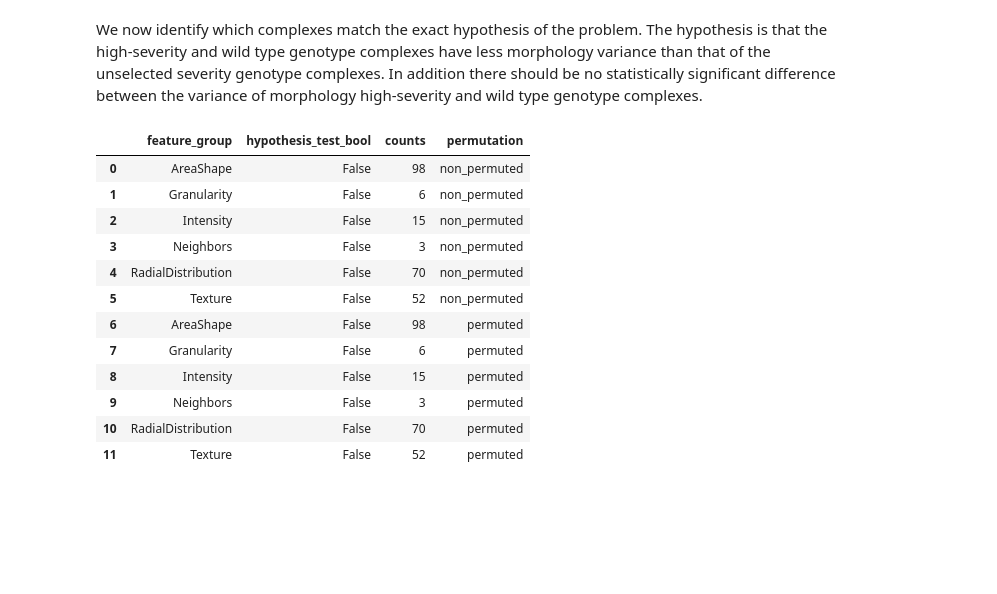
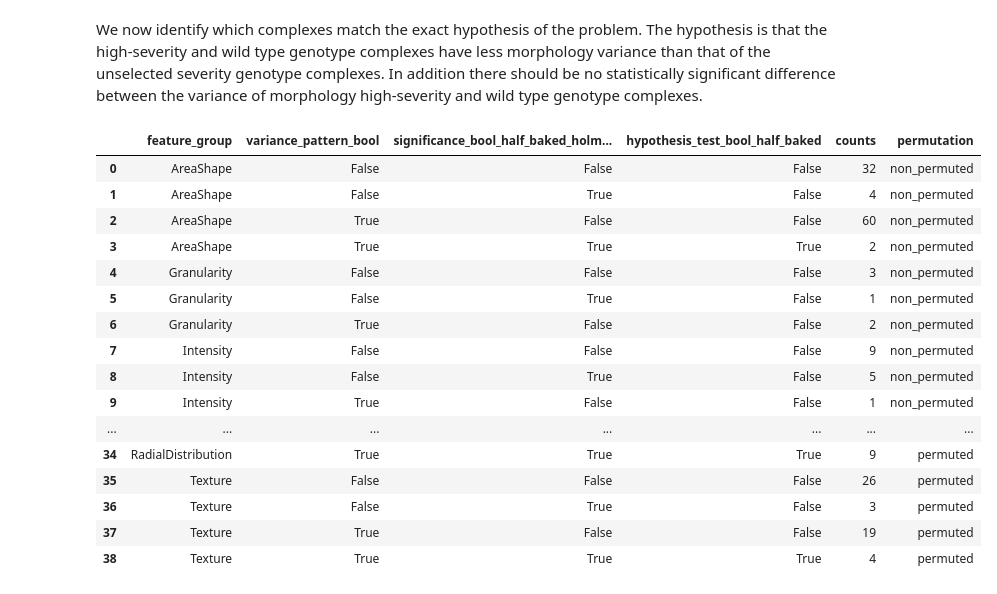
Before and after one commit to MikeLippincott/Nichols_Lab_Collaboration, a Jupyter notebook: 6.analyze_features/notebooks/9b.sum_aggregated_direct_hypothesis_test.ipynb, the cells around one changed output. Saved outputs shown, nothing was run; the diff lists cells and outputs as text; code cells hidden in the pictures; blank space fills up the shorter version.

Commit message:
fix logic for hypothesis testing (#20)

```diff
--- a/6.analyze_features/notebooks/9b.sum_aggregated_direct_hypothesis_test.ipynb
+++ b/6.analyze_features/notebooks/9b.sum_aggregated_direct_hypothesis_test.ipynb
@@ -239,6 +233,39 @@ for data_shuffle_df in dict_of_dfs:
     )
 
     output_dfs[data_shuffle_df] = df
+# %%
+list_of_enrichment_dfs = []
+for data_shuffle_df in output_dfs:
+    df = output_dfs[data_shuffle_df]
+    # split the feature column
+    df[
+        [
+            "feature_group",
+            "measurement",
+            "bone",
+            "parameter1",
+            "parameter2",
+            "parameter3",
+        ]
+    ] = df["feature"].str.split("_", expand=True)
+
+    # get counts of each feature group and the hypothesis test bool
+    hypothesis_tests_half_baked_df = (
+        df.groupby(
+            [
+                "feature_group",
+                "variance_pattern_bool",
+                "significance_bool_half_baked_holm_bonferroni",
+                "hypothesis_test_bool_half_baked",
+            ]
+        )
+        .size()
+        .reset_index(name="counts")
+    )
+    hypothesis_tests_half_baked_df["permutation"] = data_shuffle_df
+    list_of_enrichment_dfs.append(hypothesis_tests_half_baked_df)
+final_enrichment_half_baked_df = pd.concat(list_of_enrichment_dfs)
+final_enrichment_half_baked_df.reset_index(drop=True, inplace=True)
 # %%
 list_of_enrichment_dfs = []
 for data_shuffle_df in output_dfs:
@@ -257,7 +284,14 @@ for data_shuffle_df in output_dfs:
 
     # get counts of each feature group and the hypothesis test bool
     hypothesis_tests_df = (
-        df.groupby(["feature_group", "hypothesis_test_bool"])
+        df.groupby(
+            [
+                "feature_group",
+                "variance_pattern_bool",
+                "significance_bool_holm_bonferroni",
+                "hypothesis_test_bool",
+            ]
+        )
         .size()
         .reset_index(name="counts")
     )
@@ -265,18 +299,23 @@ for data_shuffle_df in output_dfs:
     list_of_enrichment_dfs.append(hypothesis_tests_df)
 final_enrichment_df = pd.concat(list_of_enrichment_dfs)
 final_enrichment_df.reset_index(drop=True, inplace=True)
-final_enrichment_df.head(15)
-# %% [output]
-|  | feature_group | hypothesis_test_bool | counts | permutation |
-| 0 | AreaShape | False | 98 | non_permuted |
-| 1 | Granularity | False | 6 | non_permuted |
-| 2 | Intensity | False | 15 | non_permuted |
-| 3 | Neighbors | False | 3 | non_permuted |
-| 4 | RadialDistribution | False | 70 | non_permuted |
-| 5 | Texture | False | 52 | non_permuted |
-| 6 | AreaShape | False | 98 | permuted |
-| 7 | Granularity | False | 6 | permuted |
-| 8 | Intensity | False | 15 | permuted |
-| 9 | Neighbors | False | 3 | permuted |
-| 10 | RadialDistribution | False | 70 | permuted |
-| 11 | Texture | False | 52 | permuted |
+# %%
+final_enrichment_half_baked_df.head(60)
+# %% [output]
+|  | feature_group | variance_pattern_bool | significance_bool_half_baked_holm... | hypothesis_test_bool_half_baked | counts | permutation |
+| 0 | AreaShape | False | False | False | 32 | non_permuted |
+| 1 | AreaShape | False | True | False | 4 | non_permuted |
+| 2 | AreaShape | True | False | False | 60 | non_permuted |
+| 3 | AreaShape | True | True | True | 2 | non_permuted |
+| 4 | Granularity | False | False | False | 3 | non_permuted |
+| 5 | Granularity | False | True | False | 1 | non_permuted |
+| 6 | Granularity | True | False | False | 2 | non_permuted |
+| 7 | Intensity | False | False | False | 9 | non_permuted |
+| 8 | Intensity | False | True | False | 5 | non_permuted |
+| 9 | Intensity | True | False | False | 1 | non_permuted |
+| ... | ... | ... | ... | ... | ... | ... |
+| 34 | RadialDistribution | True | True | True | 9 | permuted |
+| 35 | Texture | False | False | False | 26 | permuted |
+| 36 | Texture | False | True | False | 3 | permuted |
+| 37 | Texture | True | False | False | 19 | permuted |
+| 38 | Texture | True | True | True | 4 | permuted |
```
Also changed, not shown: parts of 3 cells of this notebook, 7 other files.
